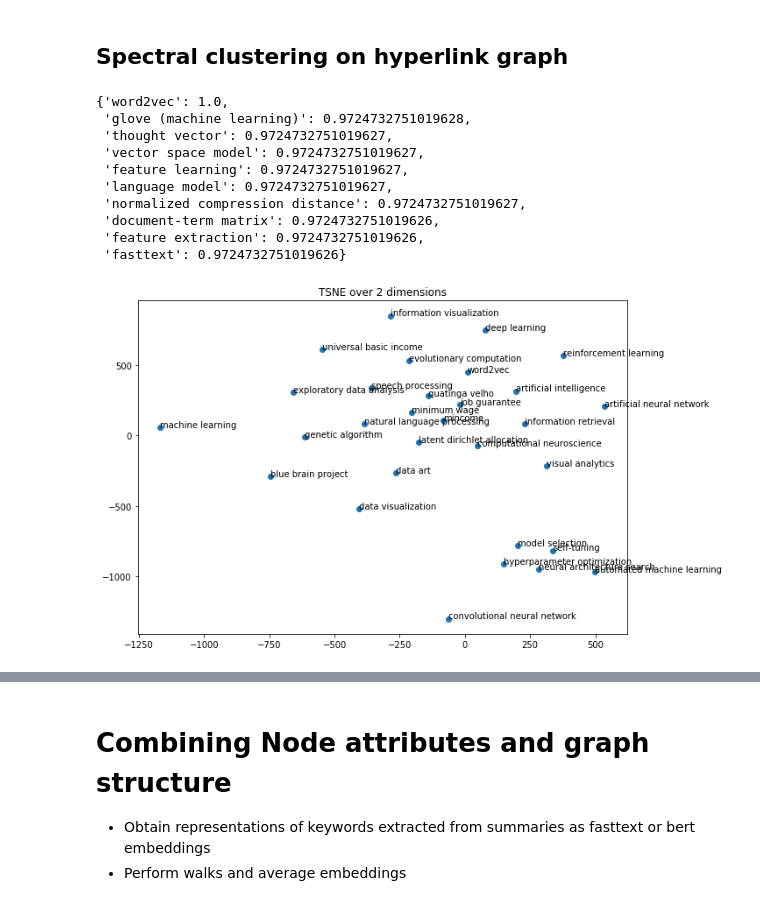
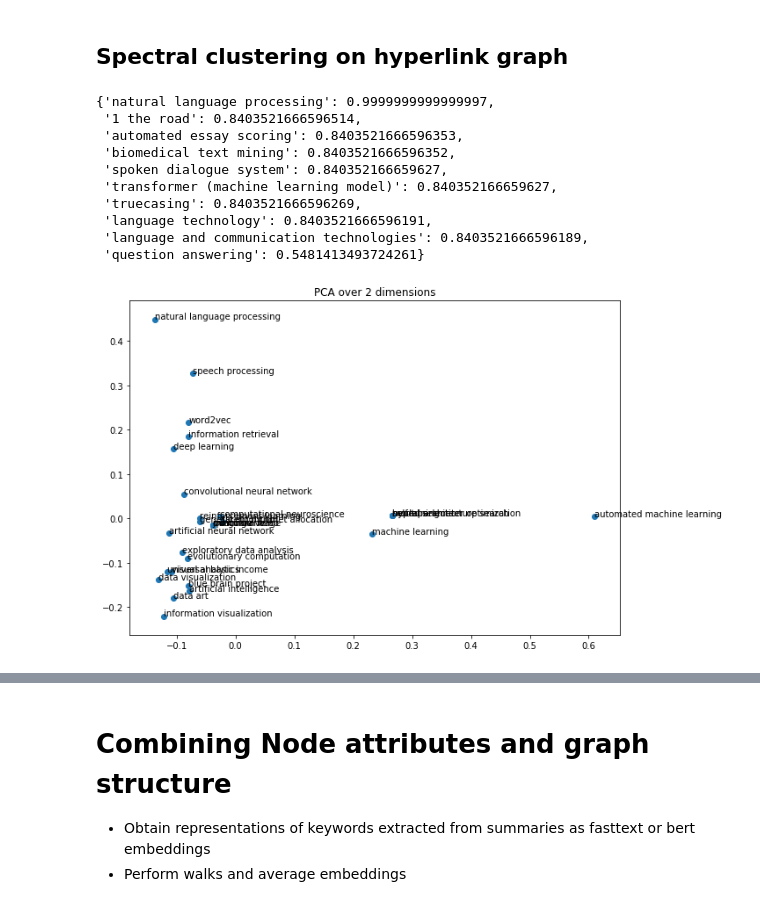
Before and after one commit to FredBaos/Ntds_project_team02, a Jupyter notebook: vince_la_menace_pepito.ipynb, the cells around one changed output, grey strips where cells are left out. Saved outputs shown, nothing was run; the diff lists cells and outputs as text; code cells hidden in the pictures.

```diff
--- a/vince_la_menace_pepito.ipynb
+++ b/vince_la_menace_pepito.ipynb
@@ -308,18 +311,18 @@ with open(SPECTRAL_CLUSTERING_FILENAME,'wb') as f:
     pickle.dump(ordered_nodes,f)
     pickle.dump(name2idx_adjacency,f)
 # %%
-query_answers_spectral(query_6, proj, ordered_nodes, df_node, name2idx_adjacency, topn=10, return_idx=False)
+query_answers_spectral(query_3, proj, ordered_nodes, df_node, name2idx_adjacency, topn=10, return_idx=False)
 # %% [output]
-{'word2vec': 1.0,
- 'glove (machine learning)': 0.9724732751019628,
- 'thought vector': 0.9724732751019627,
- 'vector space model': 0.9724732751019627,
- 'feature learning': 0.9724732751019627,
- 'language model': 0.9724732751019627,
- 'normalized compression distance': 0.9724732751019627,
- 'document-term matrix': 0.9724732751019626,
- 'feature extraction': 0.9724732751019626,
- 'fasttext': 0.9724732751019626}
+{'natural language processing': 0.9999999999999997,
+ '1 the road': 0.8403521666596514,
+ 'automated essay scoring': 0.8403521666596353,
+ 'biomedical text mining': 0.8403521666596352,
+ 'spoken dialogue system': 0.840352166659627,
+ 'transformer (machine learning model)': 0.840352166659627,
+ 'truecasing': 0.8403521666596269,
+ 'language technology': 0.8403521666596191,
+ 'language and communication technologies': 0.8403521666596189,
+ 'question answering': 0.5481413493724261}
 # %%
 def get_vectors_spectral(nodes, proj, name2idx_adjacency):
     vectors = []
@@ -330,6 +333,6 @@ def get_vectors_spectral(nodes, proj, name2idx_adjacency):
     return vectors
 # %%
 node_vectors = get_vectors_spectral(nodes_to_plot,proj,name2idx_adjacency)
-plot_projection(node_vectors, nodes_to_plot, projection_method=TSNE, perplexity=4)
+plot_projection(node_vectors, nodes_to_plot)
 # %% [output]
-[figure, old version]
+[figure, new version]
```
Also changed, not shown: parts of 8 cells of this notebook, 4 other files.
